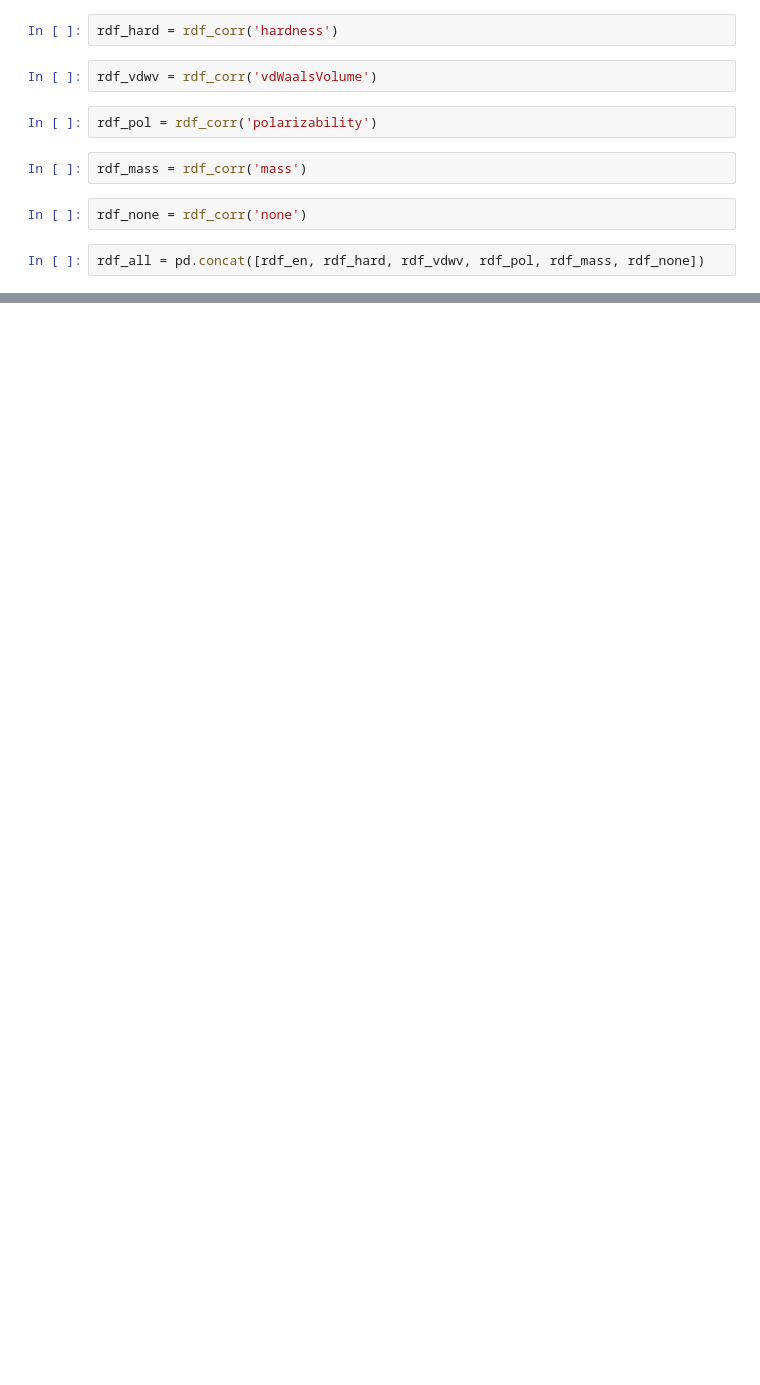
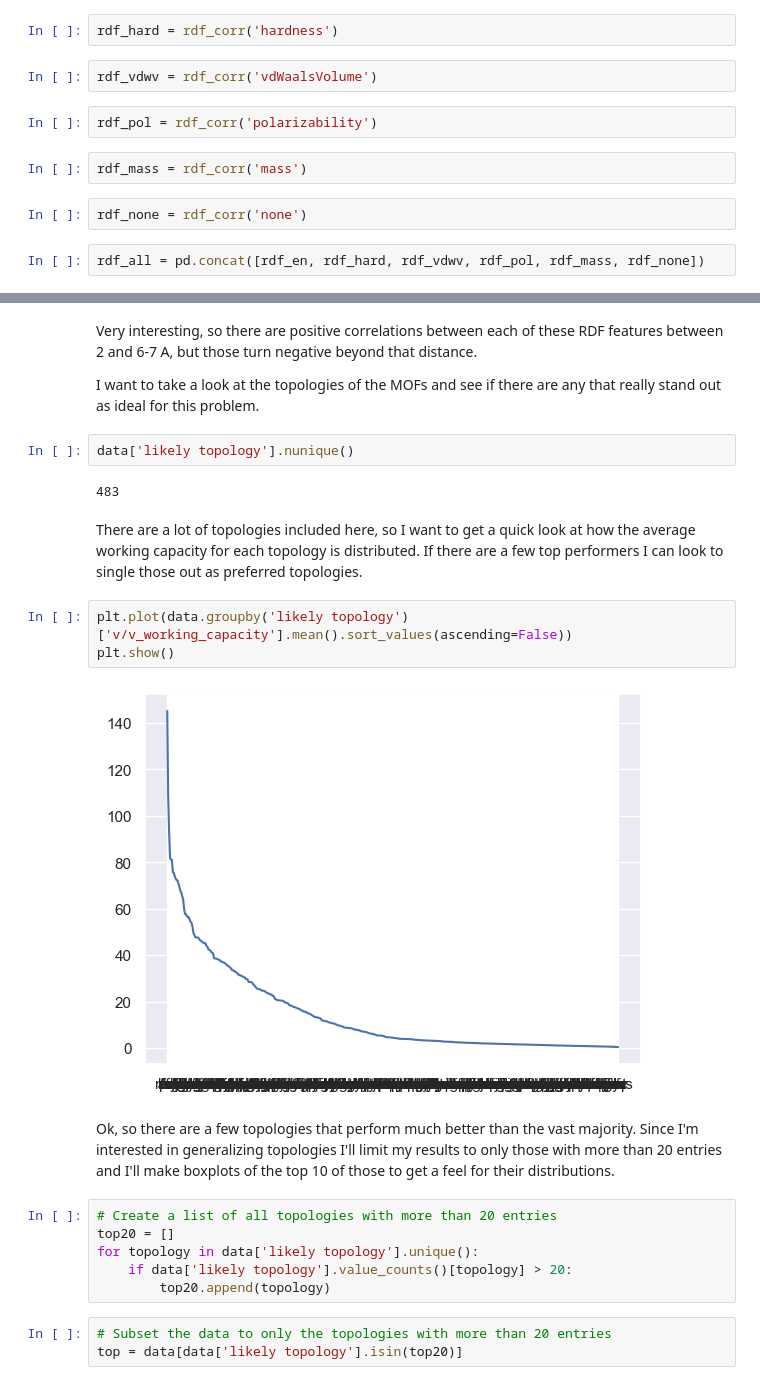
Before and after one commit to zjbrown0689/MOF-Capstone, a Jupyter notebook: notebooks/2_exploratory_data_analysis.ipynb, the cells around one changed output, grey strips where cells are left out. Cells and saved outputs as stored; diff of their text form; blank space fills up the shorter version.

Commit message:
boxplotted topologies

```diff
--- a/notebooks/2_exploratory_data_analysis.ipynb
+++ b/notebooks/2_exploratory_data_analysis.ipynb
@@ -204,3 +204,29 @@ plt.savefig('../figures/rdf_correlations.png',dpi=1200, bbox_inches='tight')
 plt.show()
 # %% [output]
 [figure]
+# %% [markdown]
+Very interesting, so there are positive correlations between each of these RDF features between 2 and 6-7 A, but those turn negative beyond that distance.
+
+I want to take a look at the topologies of the MOFs and see if there are any that really stand out as ideal for this problem.
+# %%
+data['likely topology'].nunique()
+# %% [output]
+483
+# %% [markdown]
+There are a lot of topologies included here, so I want to get a quick look at how the average working capacity for each topology is distributed. If there are a few top performers I can look to single those out as preferred topologies.
+# %%
+plt.plot(data.groupby('likely topology')['v/v_working_capacity'].mean().sort_values(ascending=False))
+plt.show()
+# %% [output]
+[figure, added]
+# %% [markdown]
+Ok, so there are a few topologies that perform much better than the vast majority. Since I'm interested in generalizing topologies I'll limit my results to only those with more than 20 entries and I'll make boxplots of the top 10 of those to get a feel for their distributions.
+# %%
+# Create a list of all topologies with more than 20 entries
+top20 = []
+for topology in data['likely topology'].unique():
+    if data['likely topology'].value_counts()[topology] > 20:
+        top20.append(topology)
+# %%
+# Subset the data to only the topologies with more than 20 entries
+top = data[data['likely topology'].isin(top20)]
```
Also changed, not shown: parts of 8 cells of this notebook.
